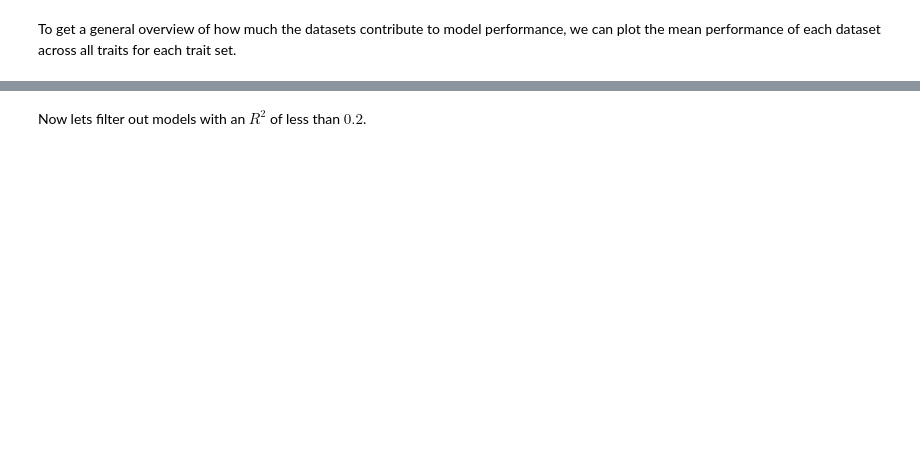
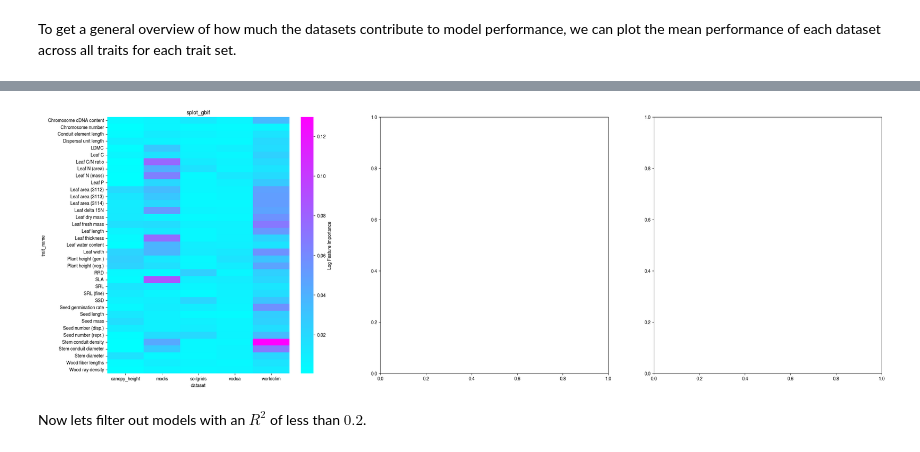
Before and after one commit to GeoSense-Freiburg/cit-sci-traits, a Jupyter notebook: notebooks/2-1_model_analysis/2-1-1_feature_importance.ipynb, the cells around one changed output, grey strips where cells are left out. Cells and saved outputs as stored; diff of their text form; code cells hidden in the pictures; blank space fills up the shorter version.

```diff
--- a/notebooks/2-1_model_analysis/2-1-1_feature_importance.ipynb
+++ b/notebooks/2-1_model_analysis/2-1-1_feature_importance.ipynb
@@ -94,2 +260,28 @@ for ax in axs.flatten():
+# %%
+fig, axs = plt.subplots(nrows=nrows, ncols=ncols, figsize=(10 * ncols, 10 * nrows))
+
+heatmap_data = (
+    ft_data.query("trait_set == 'splot_gbif'")
+    .pipe(add_trait_name)
+    .drop(columns=["trait_id"])
+)
+for trait_set, ax in zip(heatmap_data.trait_set.unique(), axs.flatten()):
+    # Plot a heatmap of the feature importance for each trait_id
+    ts_hm_data = heatmap_data.query(f"trait_set == '{trait_set}'").pivot_table(
+        index="trait_name", columns="dataset", values="importance"
+    )
+    sns.heatmap(
+        # np.log1p(
+        #     ts_hm_data
+        # ),
+        ts_hm_data,
+        ax=ax,
+        cmap="cool",
+        cbar_kws={"label": "Log Feature Importance"},
+    )
+
+    ax.set_title(trait_set)
+# %% [output]
+[figure, added]
 # %% [markdown]
 Now lets filter out models with an $R^2$ of less than $0.2$.
```
Also changed, not shown: parts of 14 cells of this notebook.
